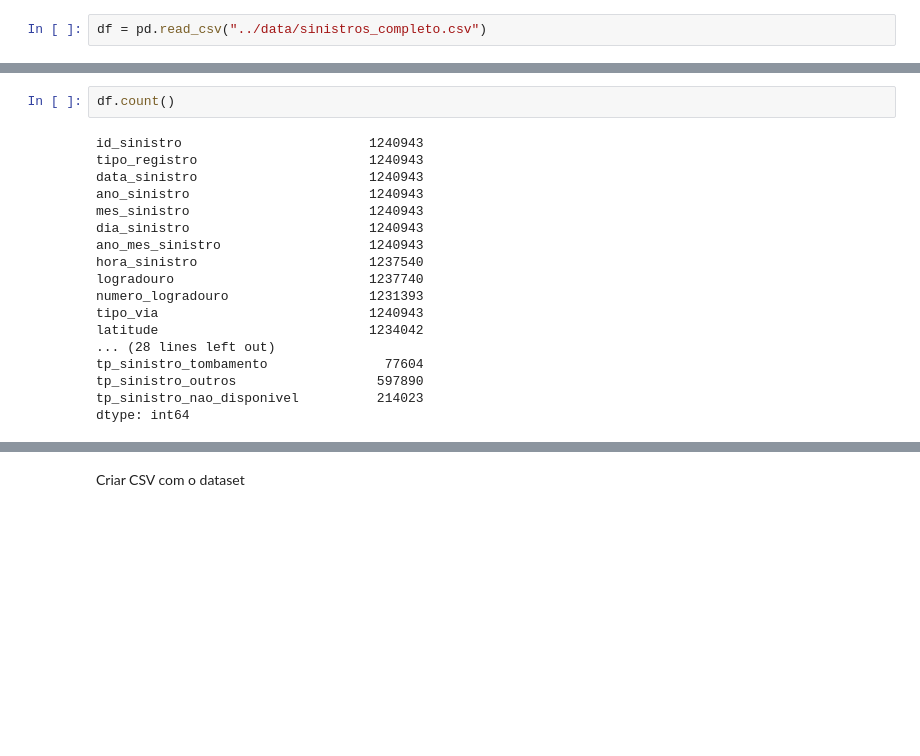
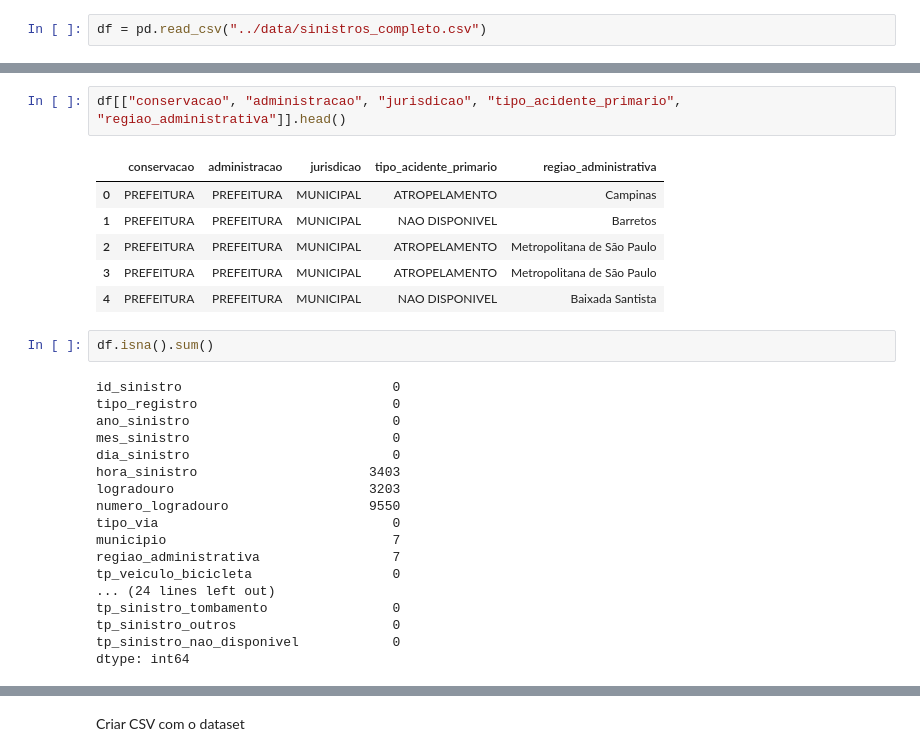
Before and after one commit to Enzzx/CityAccidentAnalysis, a Jupyter notebook: notebook/ETL.ipynb, the cells around one changed output, grey strips where cells are left out. Drawn from its saved outputs; the diff is of its cells as text; blank space fills up the shorter version.

Commit message:
complete analyse of sinistros_completo

```diff
--- a/notebook/ETL.ipynb
+++ b/notebook/ETL.ipynb
@@ -187,21 +208,30 @@ df = pd.read_csv("../data/sinistros_completo.csv")
+# %%
+df[["conservacao", "administracao", "jurisdicao", "tipo_acidente_primario", "regiao_administrativa"]].head()
+# %% [output]
+|  | conservacao | administracao | jurisdicao | tipo_acidente_primario | regiao_administrativa |
+| 0 | PREFEITURA | PREFEITURA | MUNICIPAL | ATROPELAMENTO | Campinas |
+| 1 | PREFEITURA | PREFEITURA | MUNICIPAL | NAO DISPONIVEL | Barretos |
+| 2 | PREFEITURA | PREFEITURA | MUNICIPAL | ATROPELAMENTO | Metropolitana de São Paulo |
+| 3 | PREFEITURA | PREFEITURA | MUNICIPAL | ATROPELAMENTO | Metropolitana de São Paulo |
+| 4 | PREFEITURA | PREFEITURA | MUNICIPAL | NAO DISPONIVEL | Baixada Santista |
 # %%
-df.count()
+df.isna().sum()
 # %% [output]
-id_sinistro                        1240943
-tipo_registro                      1240943
-data_sinistro                      1240943
-ano_sinistro                       1240943
-mes_sinistro                       1240943
-dia_sinistro                       1240943
-ano_mes_sinistro                   1240943
-hora_sinistro                      1237540
-logradouro                         1237740
-numero_logradouro                  1231393
-tipo_via                           1240943
-latitude                           1234042
-... (28 lines left out)
-tp_sinistro_tombamento               77604
-tp_sinistro_outros                  597890
-tp_sinistro_nao_disponivel          214023
+id_sinistro                           0
+tipo_registro                         0
+ano_sinistro                          0
+mes_sinistro                          0
+dia_sinistro                          0
+hora_sinistro                      3403
+logradouro                         3203
+numero_logradouro                  9550
+tipo_via                              0
+municipio                             7
+regiao_administrativa                 7
+tp_veiculo_bicicleta                  0
+... (24 lines left out)
+tp_sinistro_tombamento                0
+tp_sinistro_outros                    0
+tp_sinistro_nao_disponivel            0
 dtype: int64
 # %%
```
Also changed, not shown: parts of 22 cells of this notebook.
